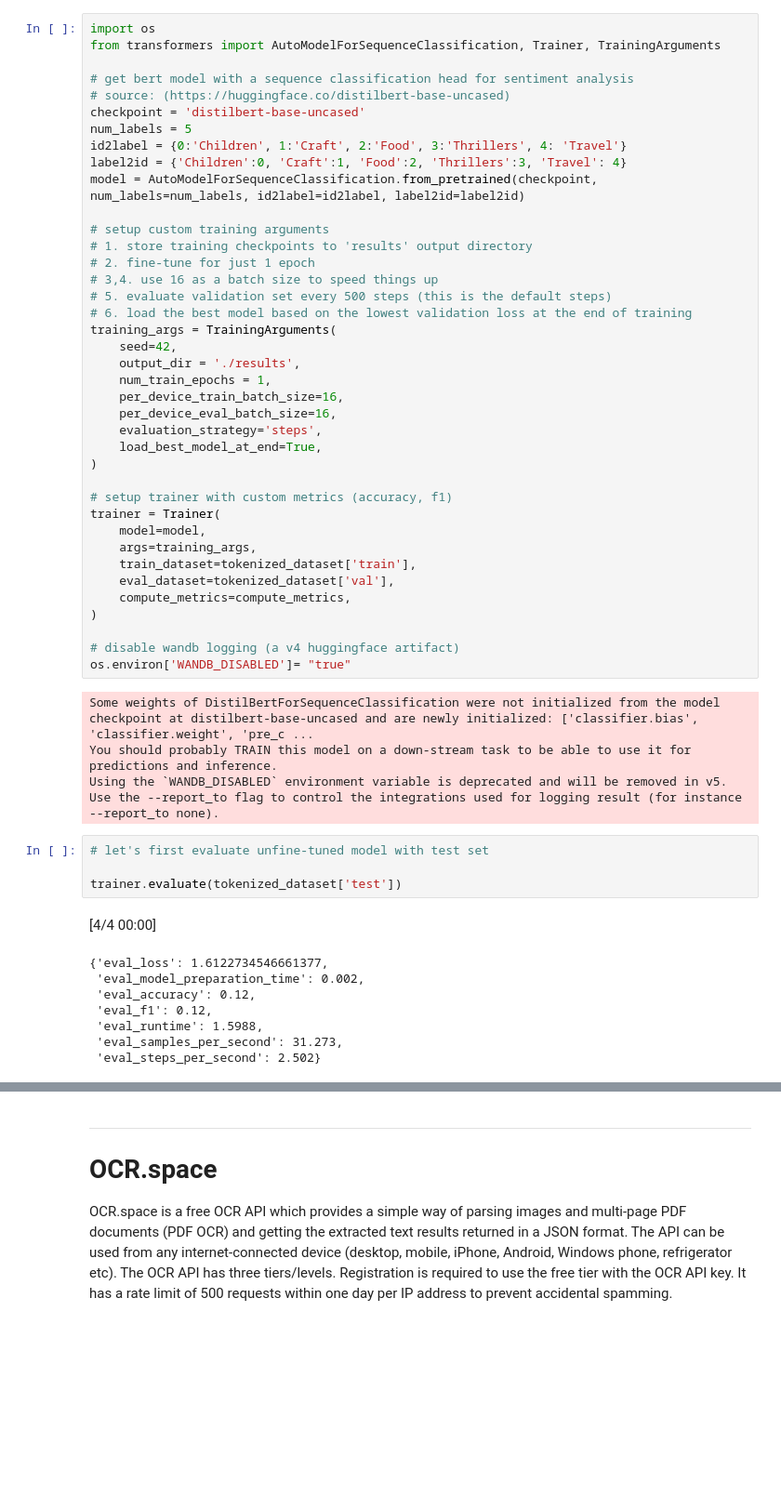
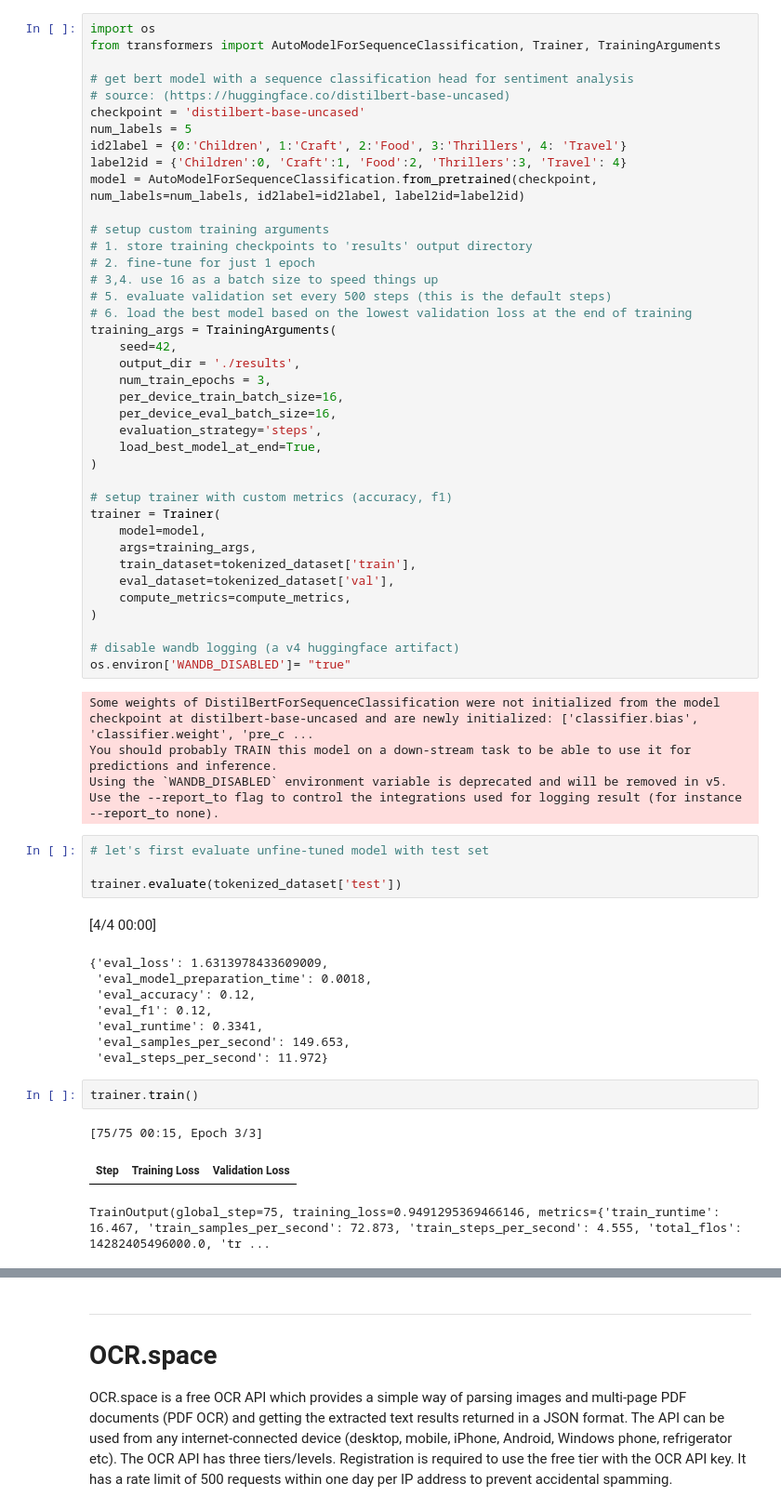
Before and after one commit to Stephy-Wong/optical-character-recognition, a Jupyter notebook: optical-character-recognition.ipynb, the cells around one changed output, grey strips where cells are left out. Shown at 93% size. Drawn from its saved outputs; the diff is of its cells as text; blank space fills up the shorter version.

```diff
--- a/optical-character-recognition.ipynb
+++ b/optical-character-recognition.ipynb
@@ -375,7 +384,7 @@ model = AutoModelForSequenceClassification.from_pretrained(checkpoint, num_label
 training_args = TrainingArguments(
     seed=42,
     output_dir = './results',
-    num_train_epochs = 1,
+    num_train_epochs = 3,
     per_device_train_batch_size=16,
     per_device_eval_batch_size=16,
     evaluation_strategy='steps',
@@ -403,10 +412,16 @@ Using the `WANDB_DISABLED` environment variable is deprecated and will be remove
 trainer.evaluate(tokenized_dataset['test'])
 # %% [output]
 [4/4 00:00]
-{'eval_loss': 1.6122734546661377,
- 'eval_model_preparation_time': 0.002,
+{'eval_loss': 1.6313978433609009,
+ 'eval_model_preparation_time': 0.0018,
  'eval_accuracy': 0.12,
  'eval_f1': 0.12,
- 'eval_runtime': 1.5988,
- 'eval_samples_per_second': 31.273,
- 'eval_steps_per_second': 2.502}
+ 'eval_runtime': 0.3341,
+ 'eval_samples_per_second': 149.653,
+ 'eval_steps_per_second': 11.972}
+# %%
+trainer.train()
+# %% [output]
+[75/75 00:15, Epoch 3/3]
+| Step | Training Loss | Validation Loss |
+TrainOutput(global_step=75, training_loss=0.9491295369466146, metrics={'train_runtime': 16.467, 'train_samples_per_second': 72.873, 'train_steps_per_second': 4.555, 'total_flos': 14282405496000.0, 'tr ...
```
Also changed, not shown: parts of 7 cells of this notebook.
